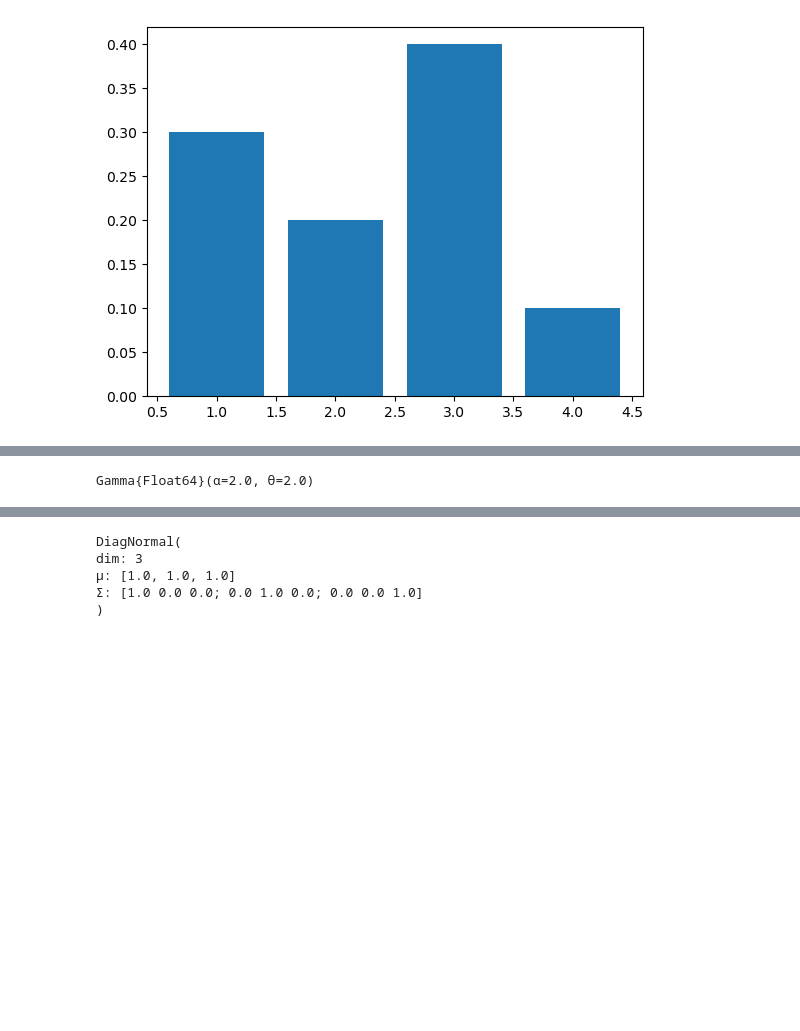
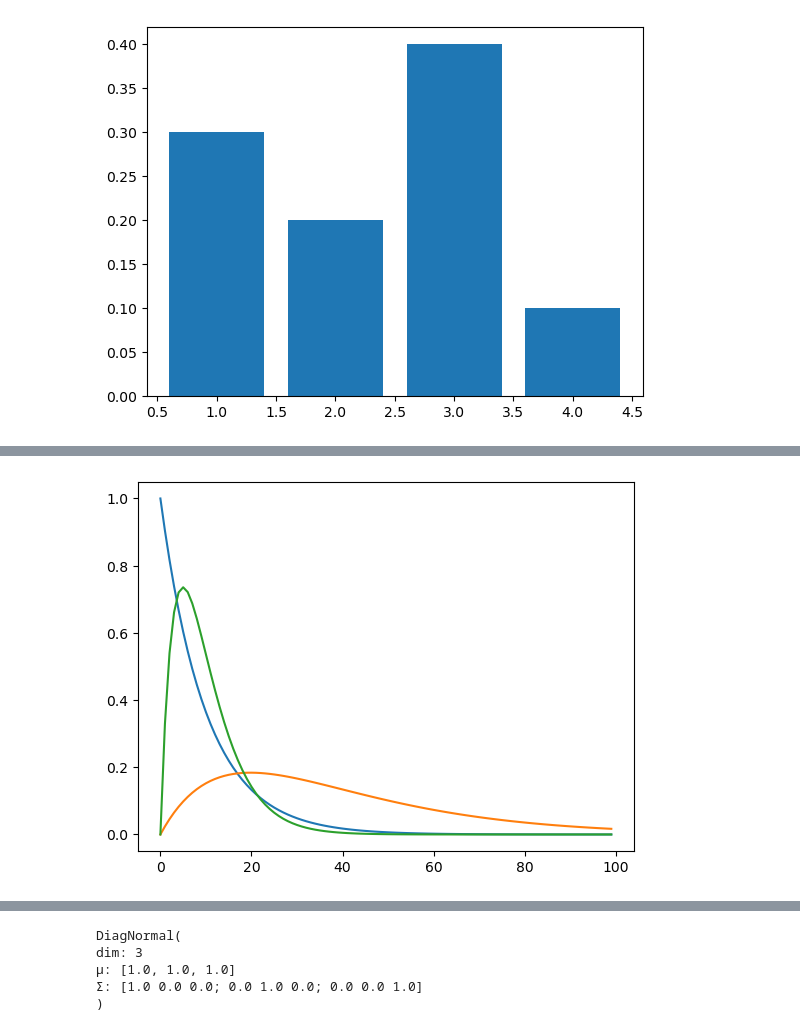
Before and after one commit to akiabe/BayesMLBook, a Jupyter notebook: Distribution.ipynb, the cells around one changed output, grey strips where cells are left out. Saved outputs shown, nothing was run; the diff lists cells and outputs as text; code cells hidden in the pictures; blank space fills up the shorter version.

```diff
--- a/Distribution.ipynb
+++ b/Distribution.ipynb
@@ -66,5 +93,12 @@ Dirichlet{Float64,Array{Float64,1},Float64}(alpha=[0.5, 0.5, 0.5])
 # %%
-Gamma(2.0, 2.0)
+# Gamma distribution
+λ = range(0, 10, length=100)
+
+𝒑1 = pdf(Gamma(1.0, 1.0), λ)
+𝒑2 = pdf(Gamma(2.0, 2.0), λ)
+𝒑3 = pdf(Gamma(2.0, 0.5), λ)
+
+plot(𝐱, 𝒑1); plot(𝐱, 𝒑2); plot(𝐱, 𝒑3);
 # %% [output]
-Gamma{Float64}(α=2.0, θ=2.0)
+[figure, added]
 # %%
```
Also changed, not shown: parts of 5 cells of this notebook.
